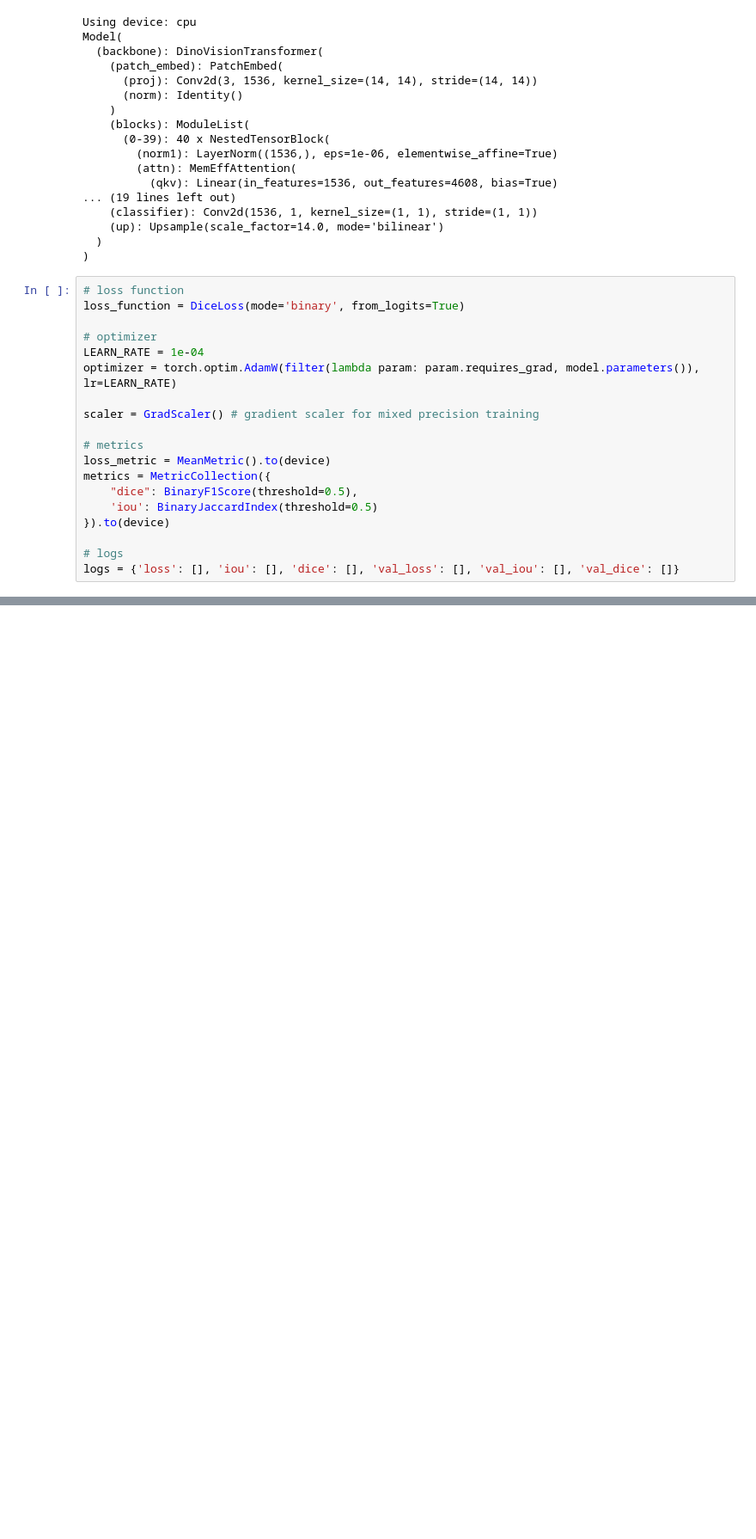
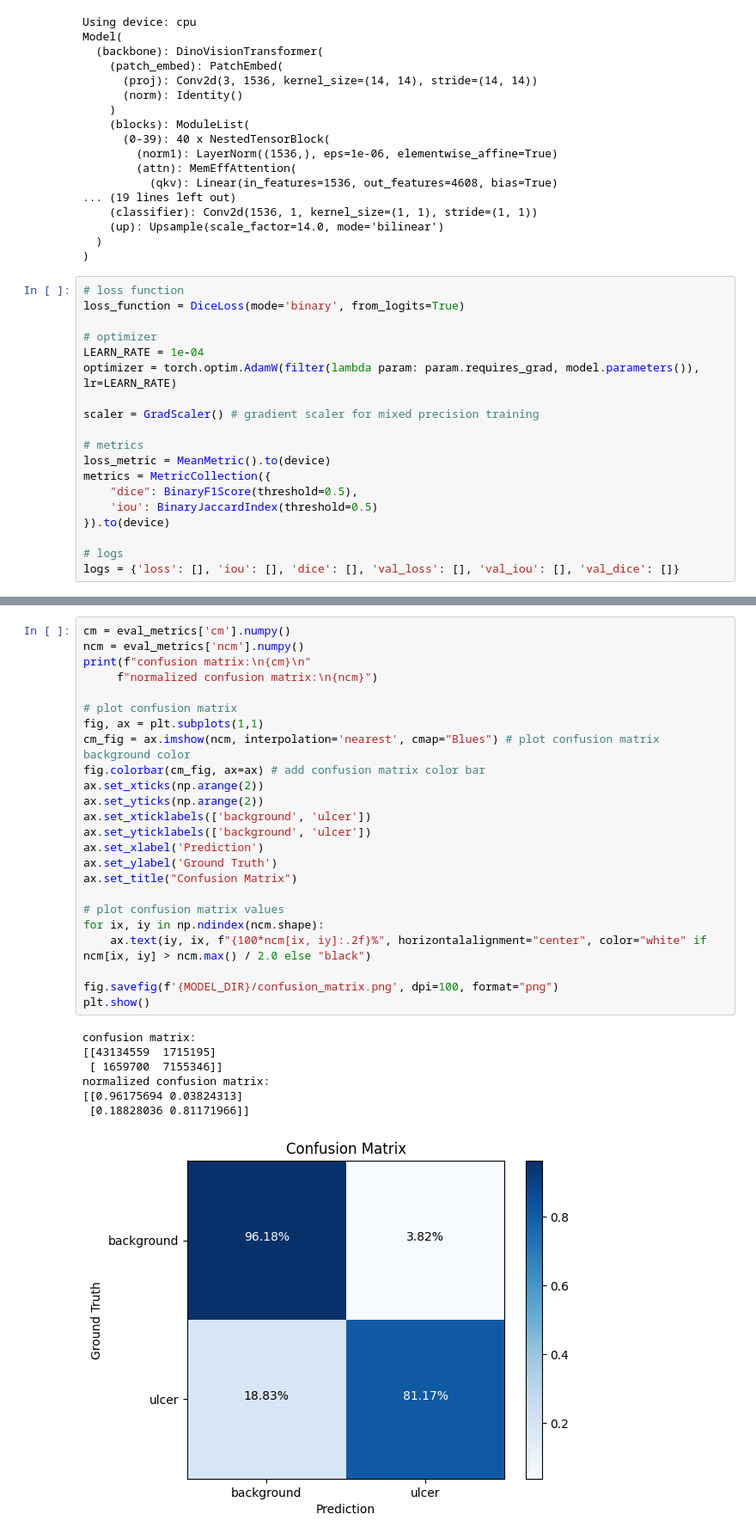
Before and after one commit to firdowsacige/brain_tumor, a Jupyter notebook: Untitled23.ipynb, the cells around one changed output, grey strips where cells are left out. Shown at 86% size. Drawn from its saved outputs; the diff is of its cells as text; blank space fills up the shorter version.

```diff
--- a/Untitled23.ipynb
+++ b/Untitled23.ipynb
@@ -606,0 +618,32 @@ print(f'Training succeeded in {(end_training - start_training):5.3f}s')
+# %%
+cm = eval_metrics['cm'].numpy()
+ncm = eval_metrics['ncm'].numpy()
+print(f"confusion matrix:\n{cm}\n"
+     f"normalized confusion matrix:\n{ncm}")
+
+# plot confusion matrix
+fig, ax = plt.subplots(1,1)
+cm_fig = ax.imshow(ncm, interpolation='nearest', cmap="Blues") # plot confusion matrix background color
+fig.colorbar(cm_fig, ax=ax) # add confusion matrix color bar
+ax.set_xticks(np.arange(2))
+ax.set_yticks(np.arange(2))
+ax.set_xticklabels(['background', 'ulcer'])
+ax.set_yticklabels(['background', 'ulcer'])
+ax.set_xlabel('Prediction')
+ax.set_ylabel('Ground Truth')
+ax.set_title("Confusion Matrix")
+
+# plot confusion matrix values
+for ix, iy in np.ndindex(ncm.shape):
+    ax.text(iy, ix, f"{100*ncm[ix, iy]:.2f}%", horizontalalignment="center", color="white" if ncm[ix, iy] > ncm.max() / 2.0 else "black")
+
+fig.savefig(f'{MODEL_DIR}/confusion_matrix.png', dpi=100, format="png")
+plt.show()
+# %% [output]
+confusion matrix:
+[[43134559  1715195]
+ [ 1659700  7155346]]
+normalized confusion matrix:
+[[0.96175694 0.03824313]
+ [0.18828036 0.81171966]]
+[figure, added]
```
Also changed, not shown: parts of 17 cells of this notebook.
